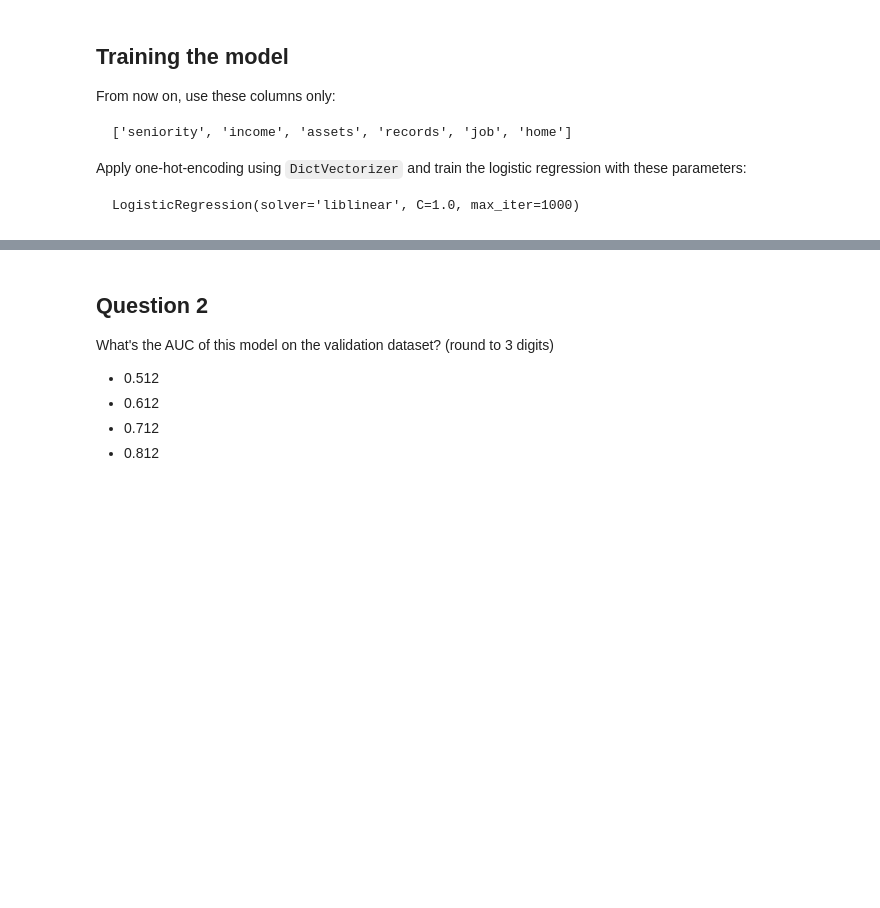
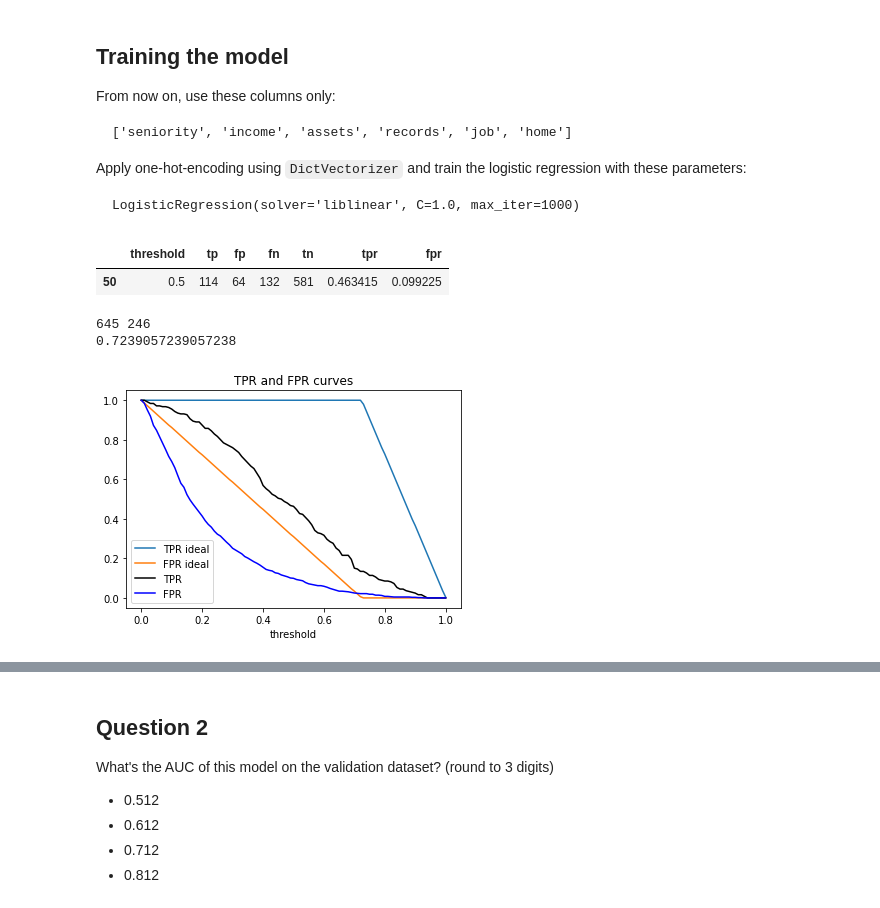
Before and after one commit to valeriich/MLZoomcamp2021, a Jupyter notebook: homework4.ipynb, the cells around one changed output, grey strips where cells are left out. Drawn from its saved outputs; the diff is of its cells as text; code cells hidden in the pictures; blank space fills up the shorter version.

````diff
--- a/homework4.ipynb
+++ b/homework4.ipynb
@@ -193,3 +191,28 @@ Apply one-hot-encoding using `DictVectorizer` and train the logistic regression
 ```
 LogisticRegression(solver='liblinear', C=1.0, max_iter=1000)
 ```
+# %%
+from sklearn.feature_extraction import DictVectorizer
+from sklearn.metrics import roc_auc_score
+from sklearn.linear_model import LogisticRegression
+
+# Apply one-hot-encoding using DictVectorizer
+features = ['seniority', 'income', 'assets', 'records', 'job', 'home']
+
+dv = DictVectorizer(sparse=False)
+
+train_dict = train[features].to_dict(orient='records')
+val_dict = val[features].to_dict(orient='records')
+
+X_train = dv.fit_transform(train_dict)
+X_val = dv.transform(val_dict)
+
+y_train = train.default
+y_val = val.default
+
+# train the logistic regression
+model = LogisticRegression(solver='liblinear', C=1.0, max_iter=1000)
+model.fit(X_train, y_train)
+
+# get probabilities on validation dataset
+predictions = model.predict_proba(X_val)[:, 1]
@@ -195,0 +248,28 @@ LogisticRegression(solver='liblinear', C=1.0, max_iter=1000)
+# %%
+thresholds = np.arange(0, 1.01, 0.01)
+df_scores = tpr_fpr_dataframe(y_val, predictions, thresholds)
+df_scores.loc[df_scores.threshold == 0.5, :]
+# %% [output]
+|  | threshold | tp | fp | fn | tn | tpr | fpr |
+| 50 | 0.5 | 114 | 64 | 132 | 581 | 0.463415 | 0.099225 |
+# %%
+num_neg = (y_val == 0).sum()
+num_pos = (y_val == 1).sum()
+print(num_neg, num_pos)
+y_ideal = np.repeat([0, 1], [num_neg, num_pos])
+y_ideal_pred = np.linspace(0, 1, len(y_val))
+print(1 - y_val.mean())
+df_ideal = tpr_fpr_dataframe(y_ideal, y_ideal_pred, thresholds)
+# %% [output]
+645 246
+0.7239057239057238
+# %%
+plt.plot(df_ideal.threshold, df_ideal['tpr'], label='TPR ideal')
+plt.plot(df_ideal.threshold, df_ideal['fpr'], label='FPR ideal')
+plt.plot(df_scores.threshold, df_scores['tpr'], label='TPR', color='black')
+plt.plot(df_scores.threshold, df_scores['fpr'], label='FPR', color='blue')
+plt.xlabel('threshold')
+plt.title('TPR and FPR curves')
+plt.legend();
+# %% [output]
+[figure, added]
````
Also changed, not shown: parts of 23 cells of this notebook.
